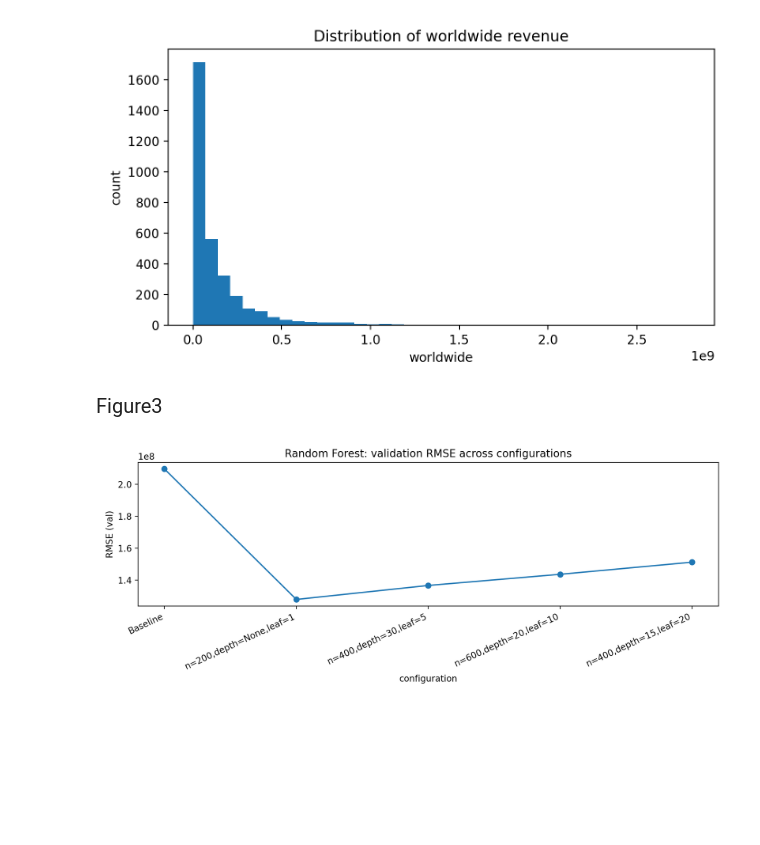
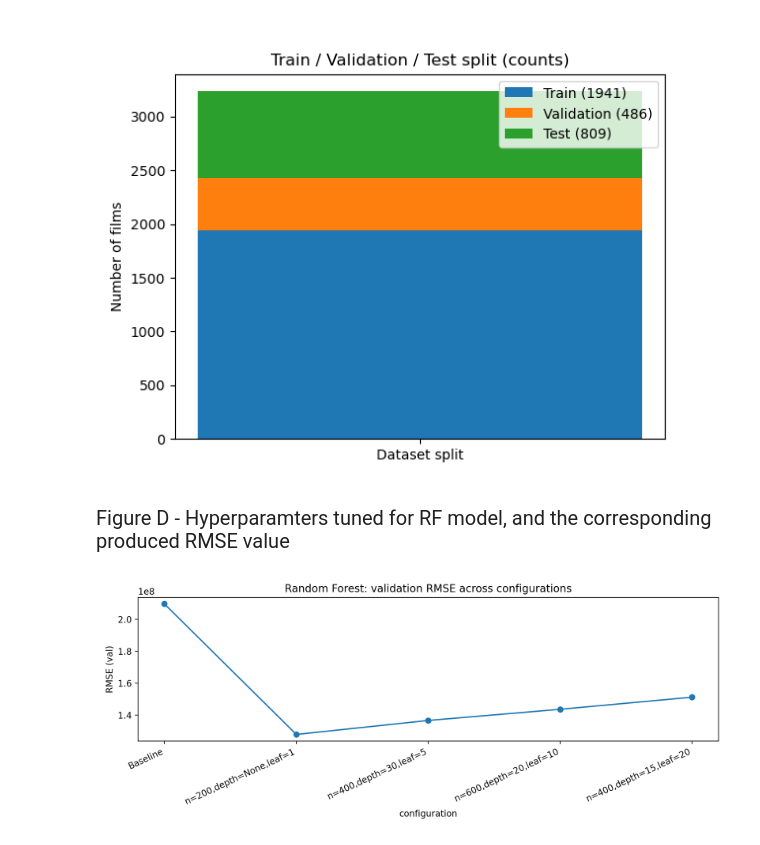
Before and after one commit to Intro-to-AI-IN3062/MovieBoxOfficeModel, a Jupyter notebook: Model/Notebook/Notebook.ipynb, the cells around one changed output. Saved outputs shown, nothing was run; the diff lists cells and outputs as text; code cells hidden in the pictures; blank space fills up the shorter version.

```diff
--- a/Model/Notebook/Notebook.ipynb
+++ b/Model/Notebook/Notebook.ipynb
@@ -11,9 +17,9 @@ display(Image(filename="EDA_CorrelationMatrix.png"))
 # %%
-display(Image(filename="EDA_WorldwideHistogram.png"))
+display(Image(filename="Data_Split.png"))
 # %% [output]
-[figure, old version]
+[figure, new version]
 # %% [markdown]
-<span style="font-size:20px;">Figure3</span>
+<span style="font-size:20px;">Figure D - Hyperparamters tuned for RF model, and the corresponding produced RMSE value</span>
 # %%
 display(Image(filename="RF_Tuning_RMSE_Val.png"))
 # %% [output]
```
Also changed, not shown: parts of 7 cells of this notebook.
